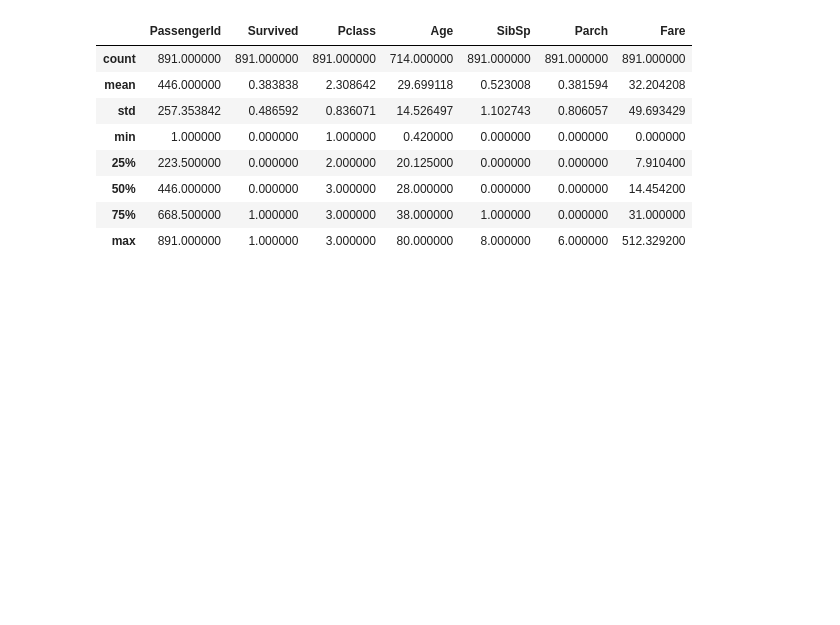
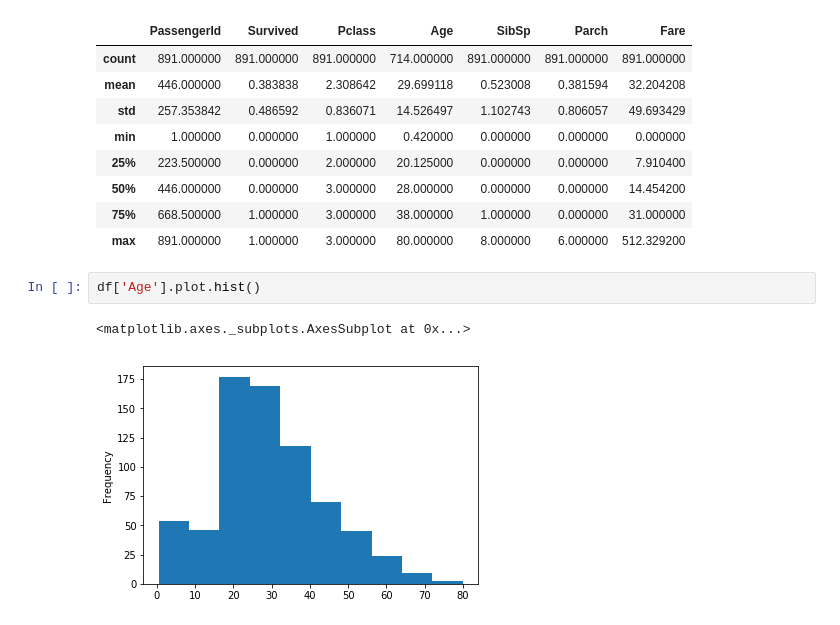
Before and after one commit to kostaskaragiorgos/Titanic-Dataset, a Jupyter notebook: Untitled.ipynb, the cells around one changed output. Drawn from its saved outputs; the diff is of its cells as text; blank space fills up the shorter version.

Commit message:
graphs

```diff
--- a/Untitled.ipynb
+++ b/Untitled.ipynb
@@ -62,3 +62,8 @@ df.describe()
 | 50% | 446.000000 | 0.000000 | 3.000000 | 28.000000 | 0.000000 | 0.000000 | 14.454200 |
 | 75% | 668.500000 | 1.000000 | 3.000000 | 38.000000 | 1.000000 | 0.000000 | 31.000000 |
 | max | 891.000000 | 1.000000 | 3.000000 | 80.000000 | 8.000000 | 6.000000 | 512.329200 |
+# %%
+df['Age'].plot.hist()
+# %% [output]
+<matplotlib.axes._subplots.AxesSubplot at 0x...>
+[figure, added]
```
Also changed, not shown: parts of 6 cells of this notebook.
